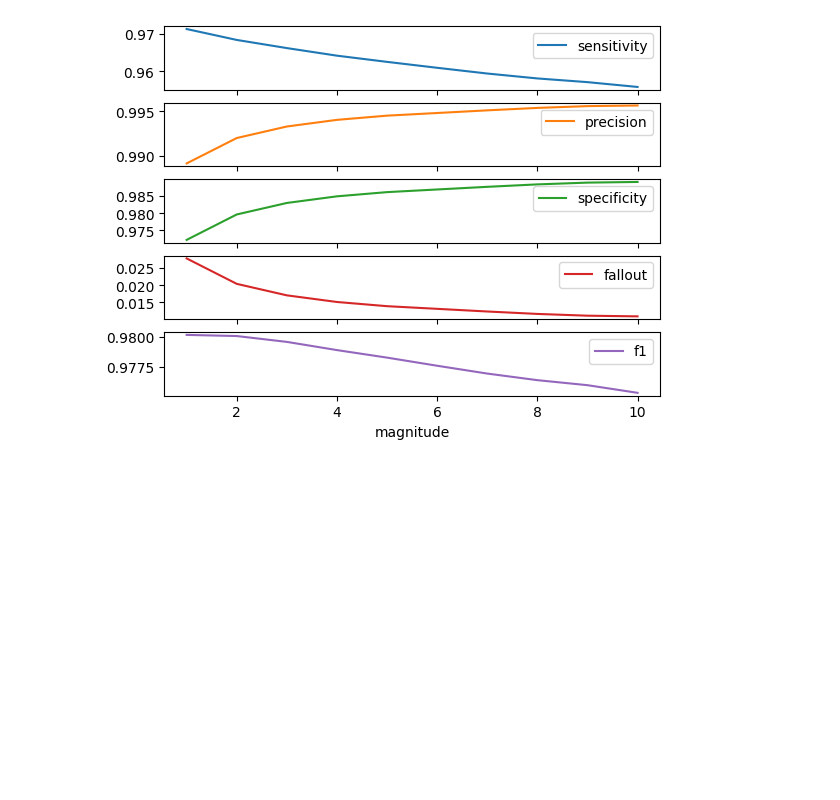
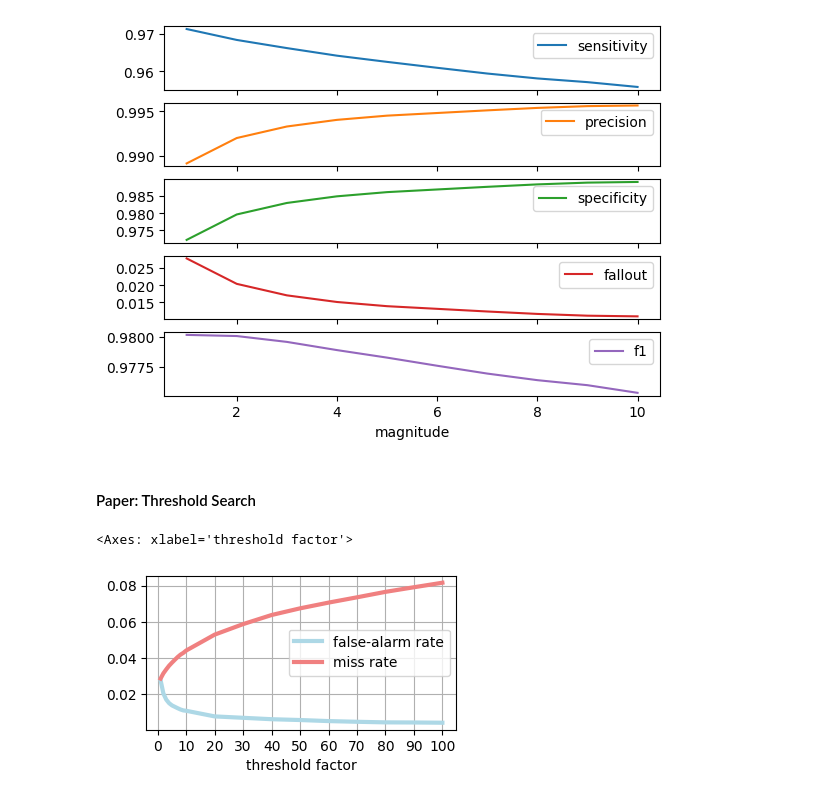
Before and after one commit to zesch/rwse-experiments, a Jupyter notebook: experiments/classification_results.ipynb, the cells around one changed output. Saved outputs shown, nothing was run; the diff lists cells and outputs as text; code cells hidden in the pictures; blank space fills up the shorter version.

```diff
--- a/experiments/classification_results.ipynb
+++ b/experiments/classification_results.ipynb
@@ -114,3 +114,11 @@ array([<Axes: xlabel='magnitude'>, <Axes: xlabel='magnitude'>,
        <Axes: xlabel='magnitude'>, <Axes: xlabel='magnitude'>,
        <Axes: xlabel='magnitude'>], dtype=object)
 [figure]
+# %% [markdown]
+#### Paper: Threshold Search
+# %%
+report_data['false-alarm rate'] = report_data['fallout']
+report_data[['false-alarm rate','miss rate']].plot(xticks=list(range(0,101,10)), figsize=(4,2), xlabel='threshold factor', grid=True, color=['lightblue', 'lightcoral'], linewidth=3)
+# %% [output]
+<Axes: xlabel='threshold factor'>
+[figure, added]
```
Also changed, not shown: parts of 2 cells of this notebook, 2 other files.
